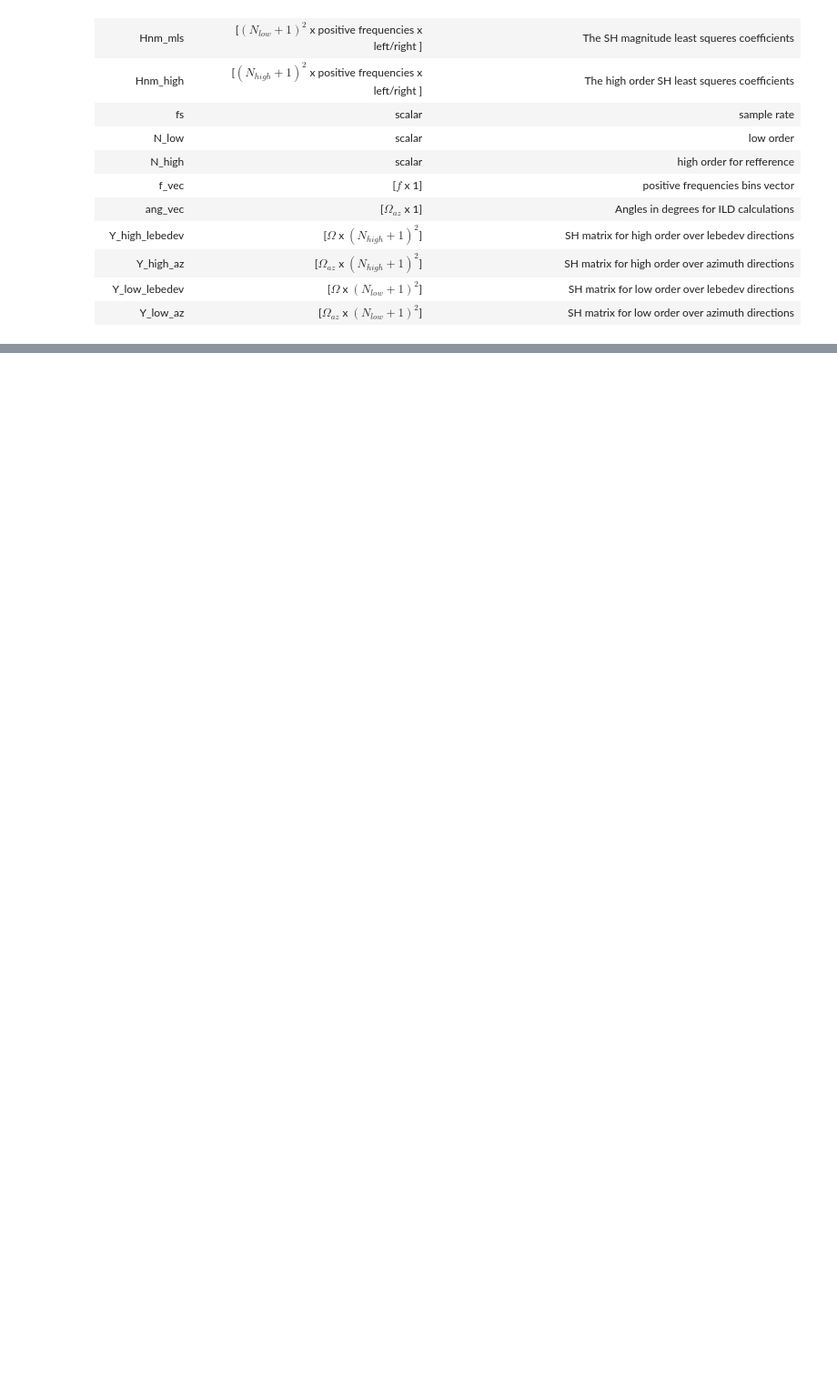
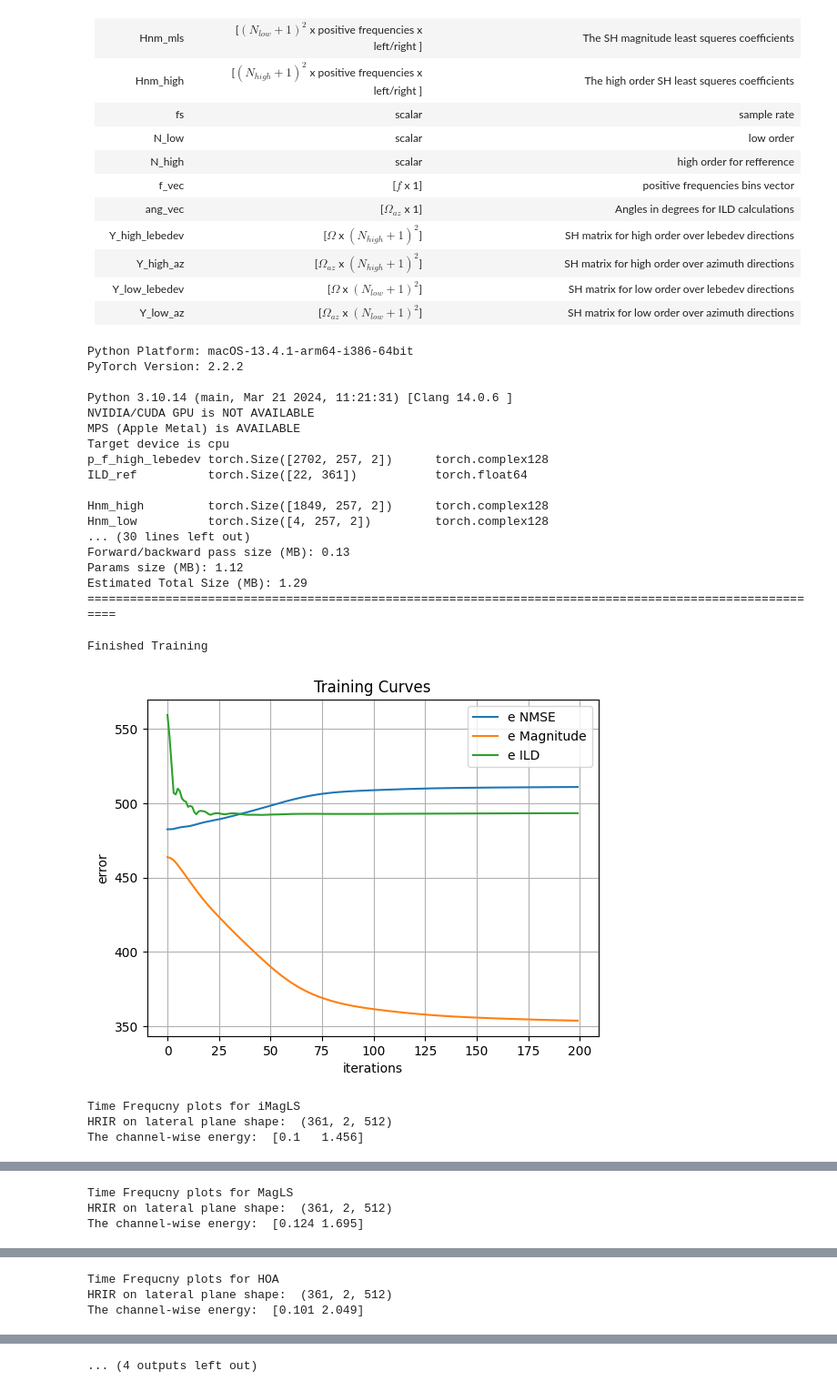
Before and after one commit to OrBerebi/TUB-BGU-colab, a Jupyter notebook: PyTorch/main.ipynb, the cells around one changed output, grey strips where cells are left out. Shown at 91% size. Saved outputs shown, nothing was run; the diff lists cells and outputs as text; code cells hidden in the pictures; blank space fills up the shorter version.

```diff
--- a/PyTorch/main.ipynb
+++ b/PyTorch/main.ipynb
@@ -61,6 +42,31 @@ Target device is cpu
 | Y_low_lebedev      |  [$\Omega$ x $(N_{low}+1)^2$]                                   | SH matrix for low order over lebedev directions |
 | Y_low_az           |  [$\Omega_{az}$ x $(N_{low}+1)^2$]                              | SH matrix for low order over azimuth directions |
 # %%
-# Load the MatLab data file
-path_matlab_data = "/Users/orberebi/Documents/GitHub/TUB-BGU-colab/matlab_saved_data/KU100_HRIR_L2702_N1.mat"
-mat = scipy.io.loadmat(path_matlab_data)
+# The following block usees the path_matlab_data to load the data and calculate the iMagLS HRTF coeeftients
+path_matlab_data = "/Users/orberebi/Documents/GitHub/TUB-BGU-colab/matlab_saved_data/08_04_24/KU100_HRIR_L2702_N1.mat"
+lambda_vec=[2,1,1]
+epochs = 200
+nn_opt.start(path_matlab_data,epochs,lambda_vec,shutup=False,is_save=False)
+# %% [output]
+Python Platform: macOS-13.4.1-arm64-i386-64bit
+PyTorch Version: 2.2.2
+
+Python 3.10.14 (main, Mar 21 2024, 11:21:31) [Clang 14.0.6 ]
+NVIDIA/CUDA GPU is NOT AVAILABLE
+MPS (Apple Metal) is AVAILABLE
+Target device is cpu
+p_f_high_lebedev torch.Size([2702, 257, 2])      torch.complex128
+ILD_ref          torch.Size([22, 361])           torch.float64
+
+Hnm_high         torch.Size([1849, 257, 2])      torch.complex128
+Hnm_low          torch.Size([4, 257, 2])         torch.complex128
+... (30 lines left out)
+Forward/backward pass size (MB): 0.13
+Params size (MB): 1.12
+Estimated Total Size (MB): 1.29
+=========================================================================================================
+Finished Training
+[figure, added]
+Time Frequcny plots for iMagLS
+HRIR on lateral plane shape:  (361, 2, 512)
+The channel-wise energy:  [0.1   1.456]
@@ -66,0 +75,3 @@ mat = scipy.io.loadmat(path_matlab_data)
+Time Frequcny plots for MagLS
+HRIR on lateral plane shape:  (361, 2, 512)
+The channel-wise energy:  [0.124 1.695]
@@ -66,0 +80,3 @@ mat = scipy.io.loadmat(path_matlab_data)
+Time Frequcny plots for HOA
+HRIR on lateral plane shape:  (361, 2, 512)
+The channel-wise energy:  [0.101 2.049]
@@ -66,0 +85 @@ mat = scipy.io.loadmat(path_matlab_data)
+... (4 outputs left out)
```
Also changed, not shown: parts of 7 cells of this notebook, 47 other files.
